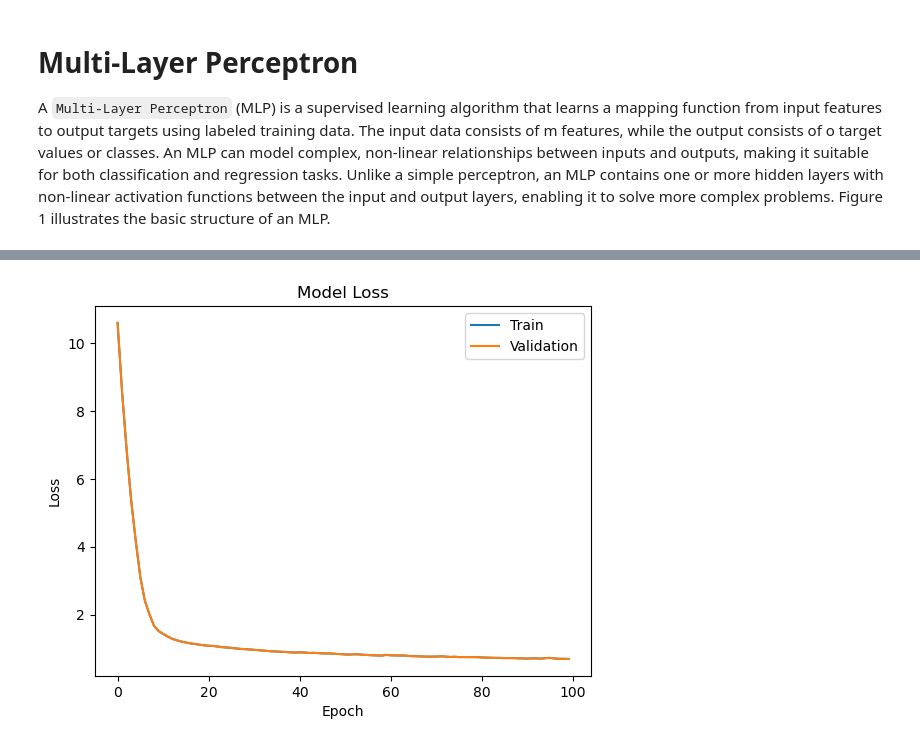
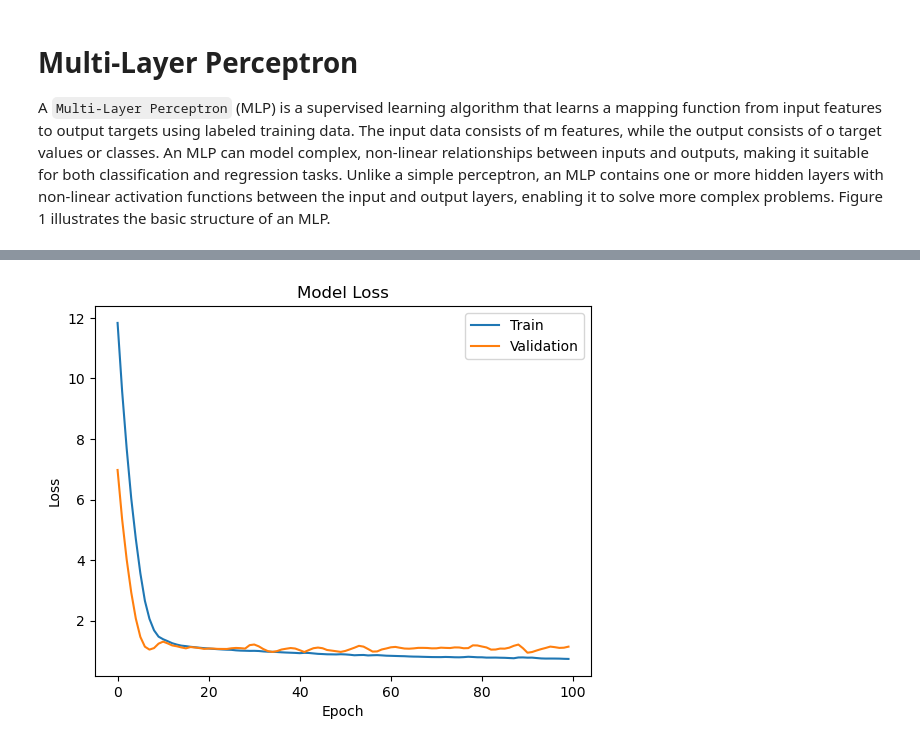
Before and after one commit to mianabdulbasit-tech/Data-Science-And-AI, a Jupyter notebook: 08_deep_learning_with_tensorflow/02_mip.ipynb, the cells around one changed output, grey strips where cells are left out. Cells and saved outputs as stored; diff of their text form; code cells hidden in the pictures.

```diff
--- a/08_deep_learning_with_tensorflow/02_mip.ipynb
+++ b/08_deep_learning_with_tensorflow/02_mip.ipynb
@@ -80,7 +80,7 @@ model = tf.keras.models.Sequential([
 model.compile(optimizer='adam', loss='mean_squared_error', metrics=['mae'])
 
 # train the model
-history = model.fit(X_train, y_train, epochs=100, batch_size=32, verbose=1)
+history = model.fit(X_train, y_train, epochs=100, batch_size=32, verbose=1, validation_data=(X_test, y_test))
 
 # Evaluting the model (using mean squared error)
 loss = model.evaluate(X_test, y_test, verbose=1)
@@ -89,7 +89,7 @@ print(f"MSE = {loss}")
 # plot the training and testing loss
 import matplotlib.pyplot as plt
 plt.plot(history.history['loss'])
-plt.plot(history.history.get('val_loss', history.history['loss']))
+plt.plot(history.history['val_loss'])
 plt.title('Model Loss')
 plt.xlabel('Epoch')
 plt.ylabel('Loss')
@@ -116 +116 @@ MSE = [1275.4945068359375, 32.19149398803711]
-[figure, old version]
+[figure, new version]
```
Also changed, not shown: parts of 4 cells of this notebook.
